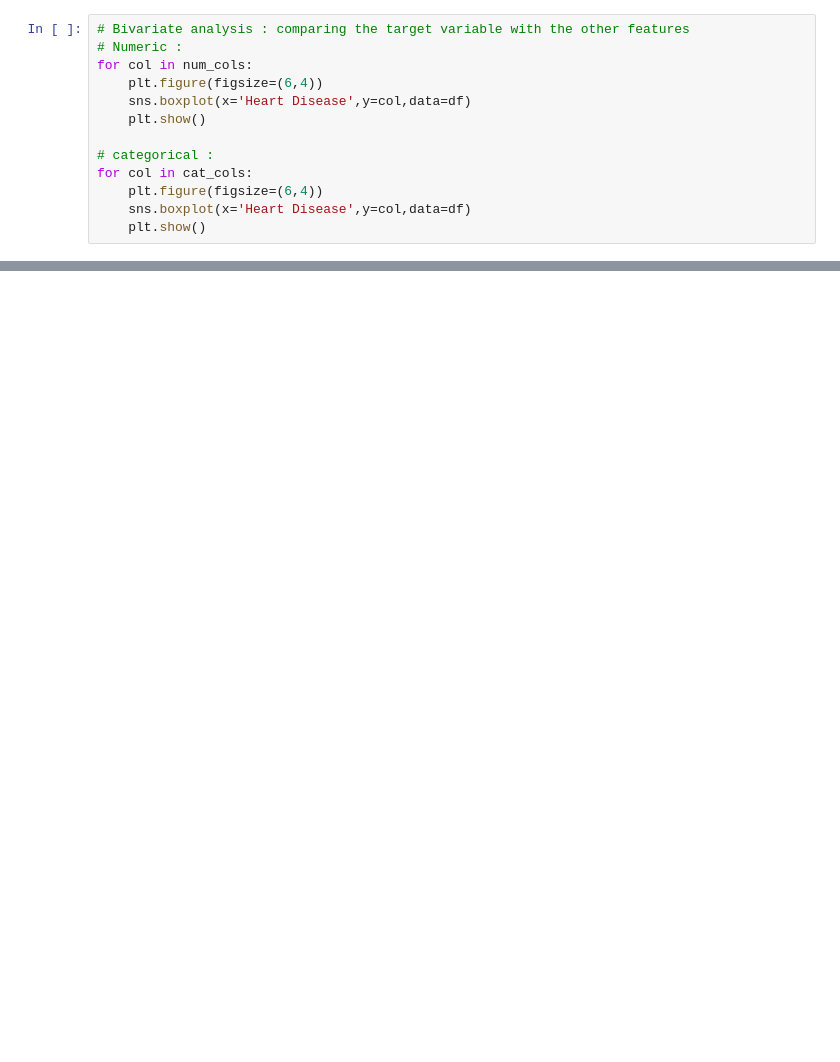
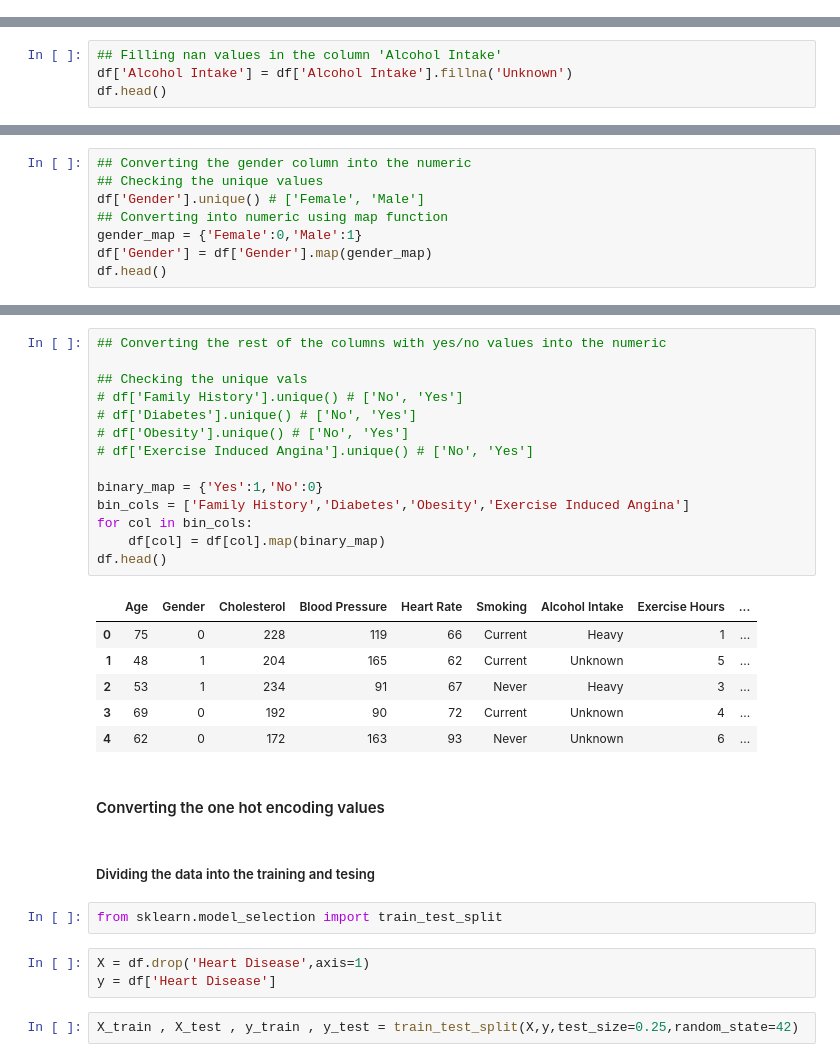
Before and after one commit to Gunjan925/Heart-Disease-Prediction-XAI, a Jupyter notebook: notebooks/heart/data_eda.ipynb, the cells around one changed output, grey strips where cells are left out. Saved outputs shown, nothing was run; the diff lists cells and outputs as text; blank space fills up the shorter version.

```diff
--- a/notebooks/heart/data_eda.ipynb
+++ b/notebooks/heart/data_eda.ipynb
@@ -104,13 +0,0 @@ for col in cat_cols:
-# %%
-# Bivariate analysis : comparing the target variable with the other features
-# Numeric :
-for col in num_cols:
-    plt.figure(figsize=(6,4))
-    sns.boxplot(x='Heart Disease',y=col,data=df)
-    plt.show()
-
-# categorical :
-for col in cat_cols:
-    plt.figure(figsize=(6,4))
-    sns.boxplot(x='Heart Disease',y=col,data=df)
-    plt.show()
@@ -179,0 +76,4 @@ joblib.dump(scaler,"../../models/heart/std_scaler.pkl")
+# %%
+## Filling nan values in the column 'Alcohol Intake'
+df['Alcohol Intake'] = df['Alcohol Intake'].fillna('Unknown')
+df.head()
@@ -179,0 +130,8 @@ joblib.dump(scaler,"../../models/heart/std_scaler.pkl")
+# %%
+## Converting the gender column into the numeric
+## Checking the unique values
+df['Gender'].unique() # ['Female', 'Male']
+## Converting into numeric using map function
+gender_map = {'Female':0,'Male':1}
+df['Gender'] = df['Gender'].map(gender_map)
+df.head()
@@ -179,0 +145,32 @@ joblib.dump(scaler,"../../models/heart/std_scaler.pkl")
+# %%
+## Converting the rest of the columns with yes/no values into the numeric
+
+## Checking the unique vals
+# df['Family History'].unique() # ['No', 'Yes']
+# df['Diabetes'].unique() # ['No', 'Yes']
+# df['Obesity'].unique() # ['No', 'Yes']
+# df['Exercise Induced Angina'].unique() # ['No', 'Yes']
+
+binary_map = {'Yes':1,'No':0}
+bin_cols = ['Family History','Diabetes','Obesity','Exercise Induced Angina']
+for col in bin_cols:
+    df[col] = df[col].map(binary_map)
+df.head()
+# %% [output]
+|  | Age | Gender | Cholesterol | Blood Pressure | Heart Rate | Smoking | Alcohol Intake | Exercise Hours | ... |
+| 0 | 75 | 0 | 228 | 119 | 66 | Current | Heavy | 1 | ... |
+| 1 | 48 | 1 | 204 | 165 | 62 | Current | Unknown | 5 | ... |
+| 2 | 53 | 1 | 234 | 91 | 67 | Never | Heavy | 3 | ... |
+| 3 | 69 | 0 | 192 | 90 | 72 | Current | Unknown | 4 | ... |
+| 4 | 62 | 0 | 172 | 163 | 93 | Never | Unknown | 6 | ... |
+# %% [markdown]
+#### Converting the one hot encoding values
+# %% [markdown]
+##### Dividing the data into the training and tesing
+# %%
+from sklearn.model_selection import train_test_split
+# %%
+X = df.drop('Heart Disease',axis=1)
+y = df['Heart Disease']
+# %%
+X_train , X_test , y_train , y_test = train_test_split(X,y,test_size=0.25,random_state=42)
```
Also changed, not shown: parts of 51 cells of this notebook, 1 other file.
